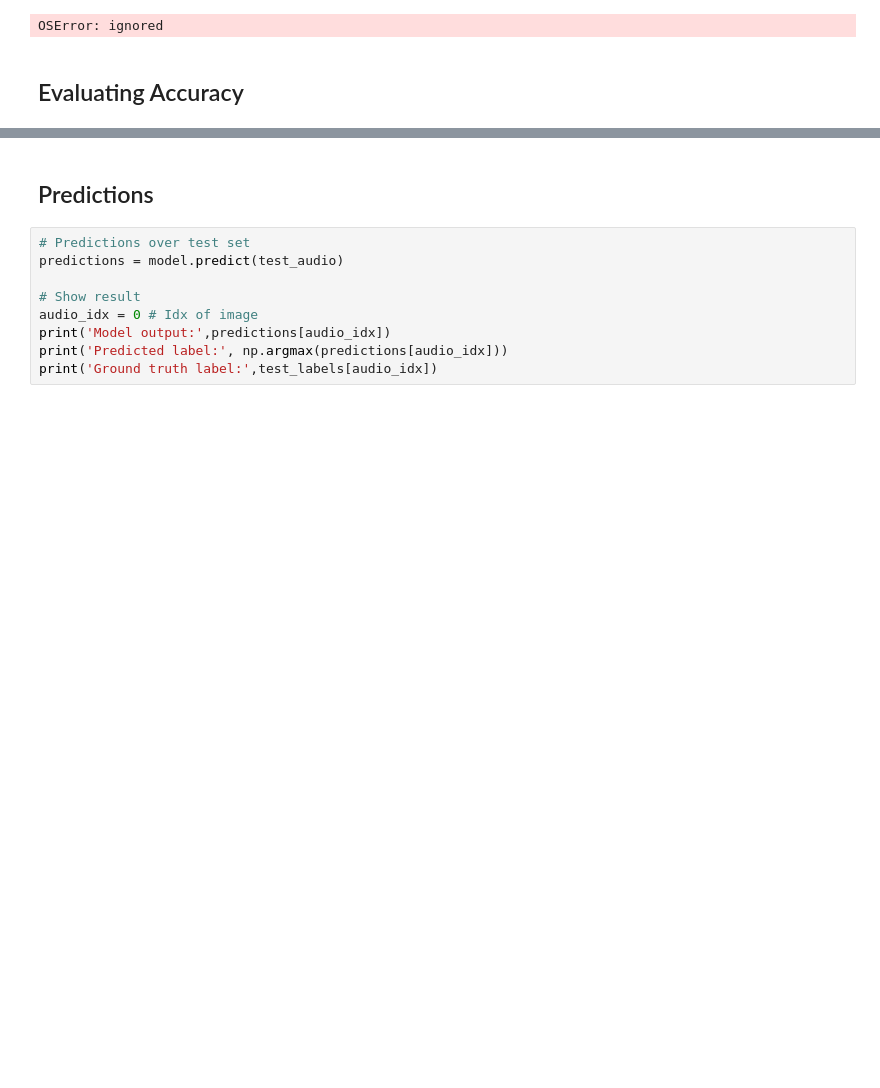
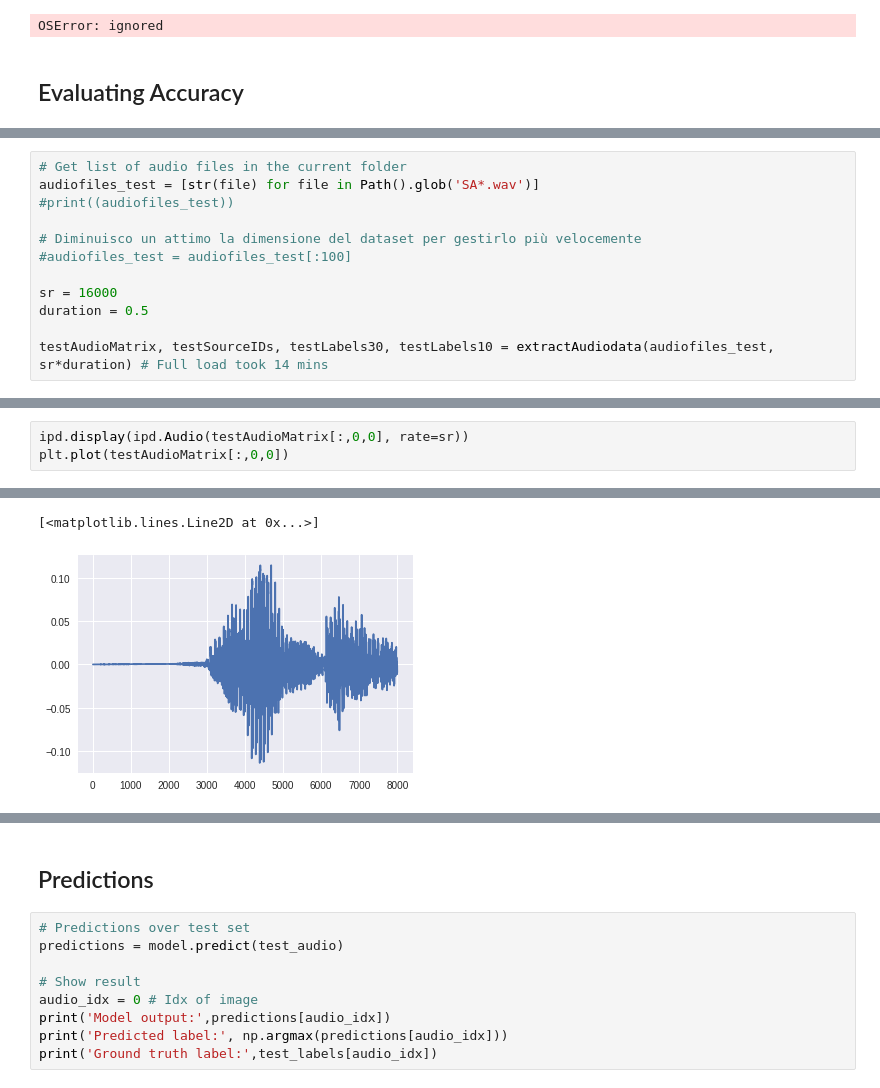
Before and after one commit to RobertoAlessandri/CNN_DOA, a Jupyter notebook: FeatureExtraction_NN.ipynb, the cells around one changed output, grey strips where cells are left out. Saved outputs shown, nothing was run; the diff lists cells and outputs as text; blank space fills up the shorter version.

```diff
--- a/FeatureExtraction_NN.ipynb
+++ b/FeatureExtraction_NN.ipynb
@@ -812,0 +972,12 @@ OSError: ignored
+# %%
+# Get list of audio files in the current folder
+audiofiles_test = [str(file) for file in Path().glob('SA*.wav')]
+#print((audiofiles_test))
+
+# Diminuisco un attimo la dimensione del dataset per gestirlo più velocemente
+#audiofiles_test = audiofiles_test[:100]
+
+sr = 16000
+duration = 0.5
+
+testAudioMatrix, testSourceIDs, testLabels30, testLabels10 = extractAudiodata(audiofiles_test, sr*duration) # Full load took 14 mins
@@ -812,0 +1009,4 @@ OSError: ignored
+# %%
+ipd.display(ipd.Audio(testAudioMatrix[:,0,0], rate=sr))
+plt.plot(testAudioMatrix[:,0,0])
+# %% [output]
@@ -812,0 +1014,2 @@ OSError: ignored
+[<matplotlib.lines.Line2D at 0x...>]
+[figure, added]
```
Also changed, not shown: parts of 42 cells of this notebook.
